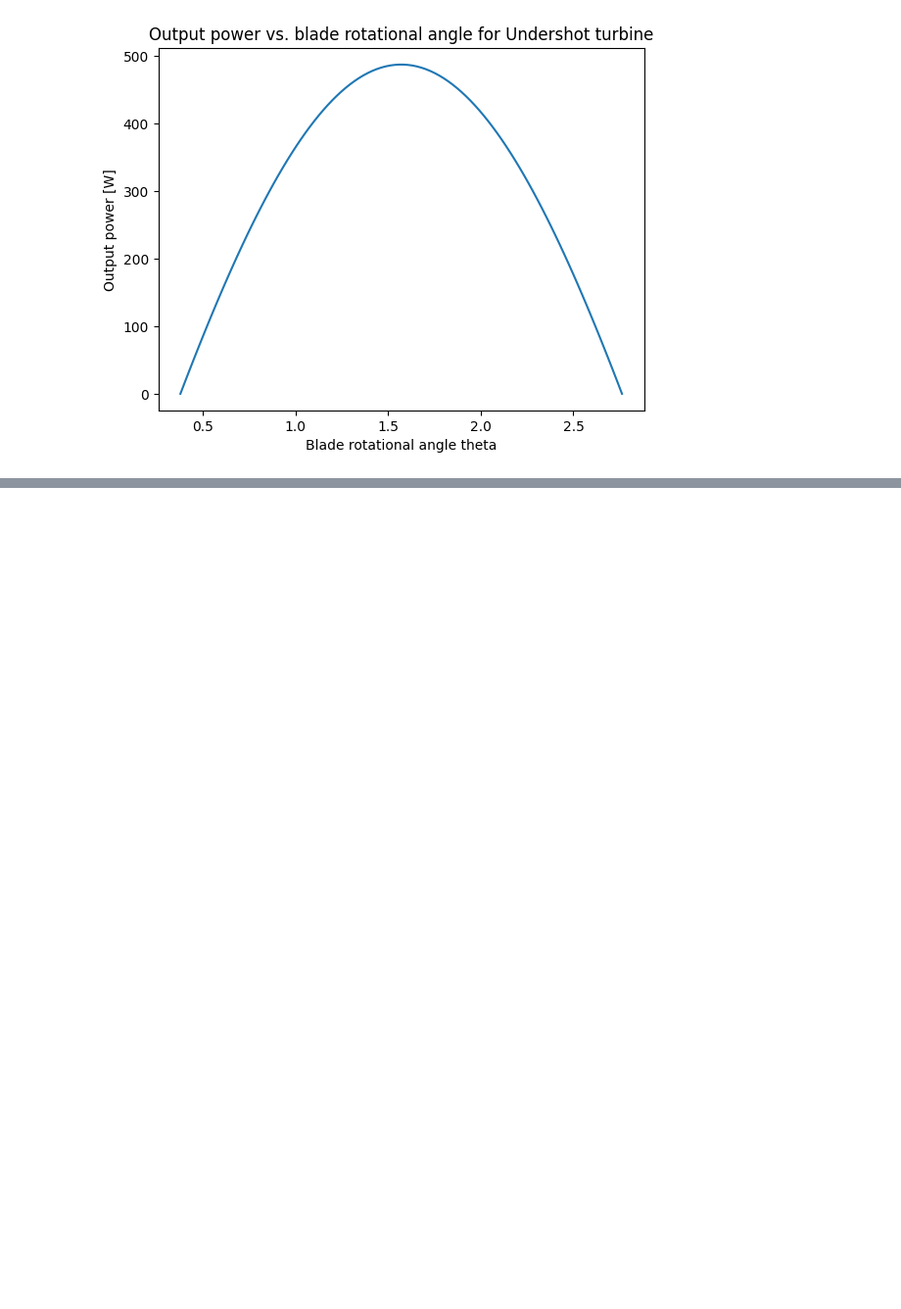
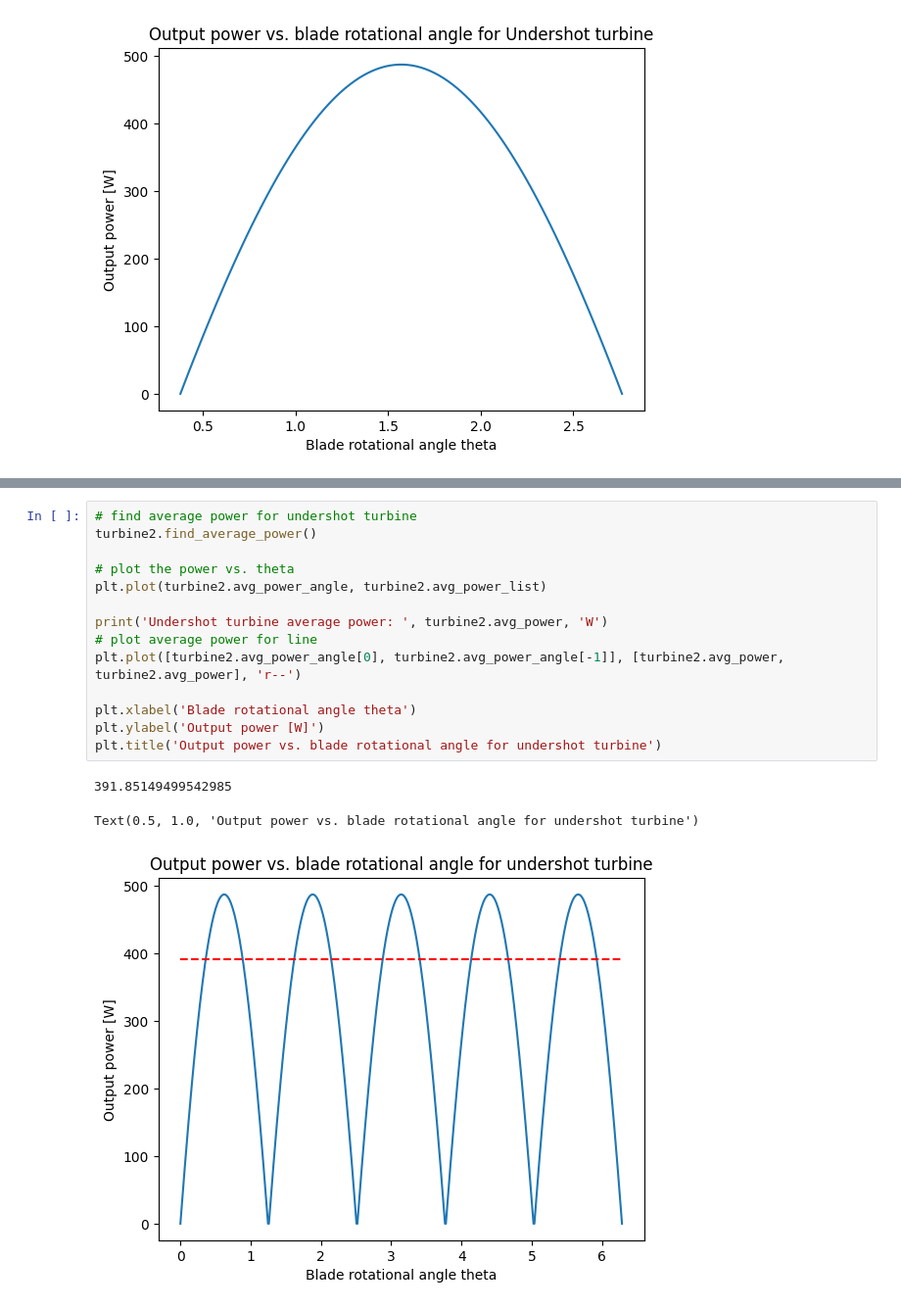
Before and after one commit to pilipb/DP4-code, a Jupyter notebook: test.ipynb, the cells around one changed output, grey strips where cells are left out. Shown at 98% size. Drawn from its saved outputs; the diff is of its cells as text; blank space fills up the shorter version.

```diff
--- a/test.ipynb
+++ b/test.ipynb
@@ -107,3 +105,21 @@ plt.title('Output power vs. blade rotational angle for Breastshot turbine')
 349.3371631729668
 Text(0.5, 1.0, 'Output power vs. blade rotational angle for Breastshot turbine')
 [figure]
+# %%
+# find average power for undershot turbine
+turbine2.find_average_power()
+
+# plot the power vs. theta
+plt.plot(turbine2.avg_power_angle, turbine2.avg_power_list)
+
+print('Undershot turbine average power: ', turbine2.avg_power, 'W')
+# plot average power for line
+plt.plot([turbine2.avg_power_angle[0], turbine2.avg_power_angle[-1]], [turbine2.avg_power, turbine2.avg_power], 'r--')
+
+plt.xlabel('Blade rotational angle theta')
+plt.ylabel('Output power [W]')
+plt.title('Output power vs. blade rotational angle for undershot turbine')
+# %% [output]
+391.85149499542985
+Text(0.5, 1.0, 'Output power vs. blade rotational angle for undershot turbine')
+[figure, added]
```
Also changed, not shown: parts of 2 cells of this notebook, 2 other files.
